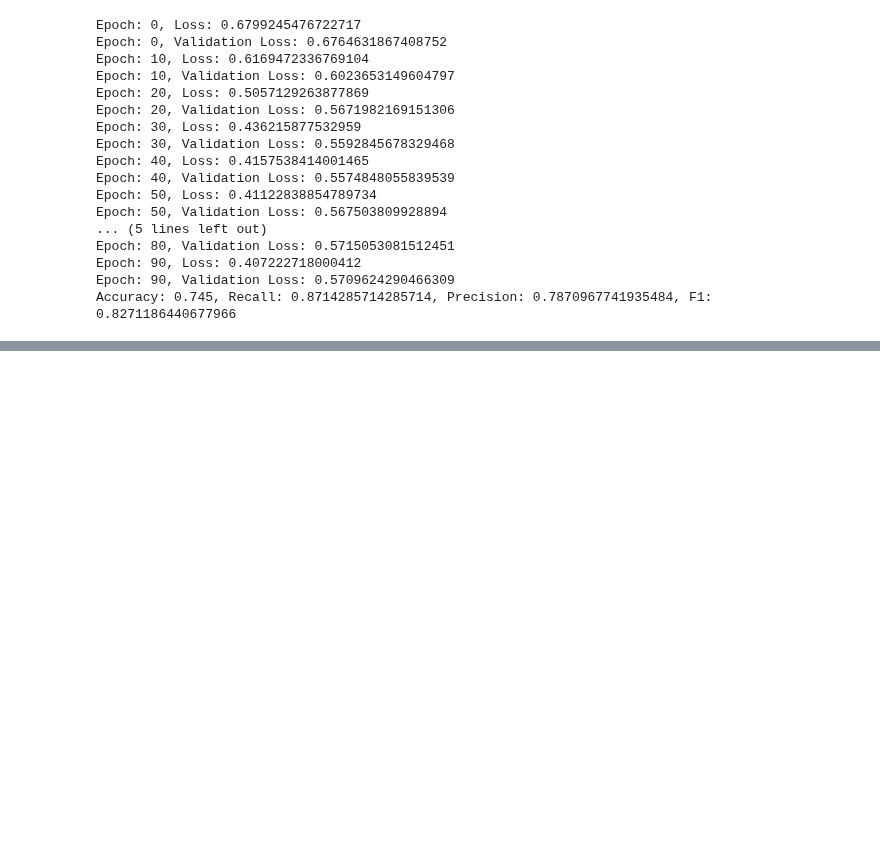
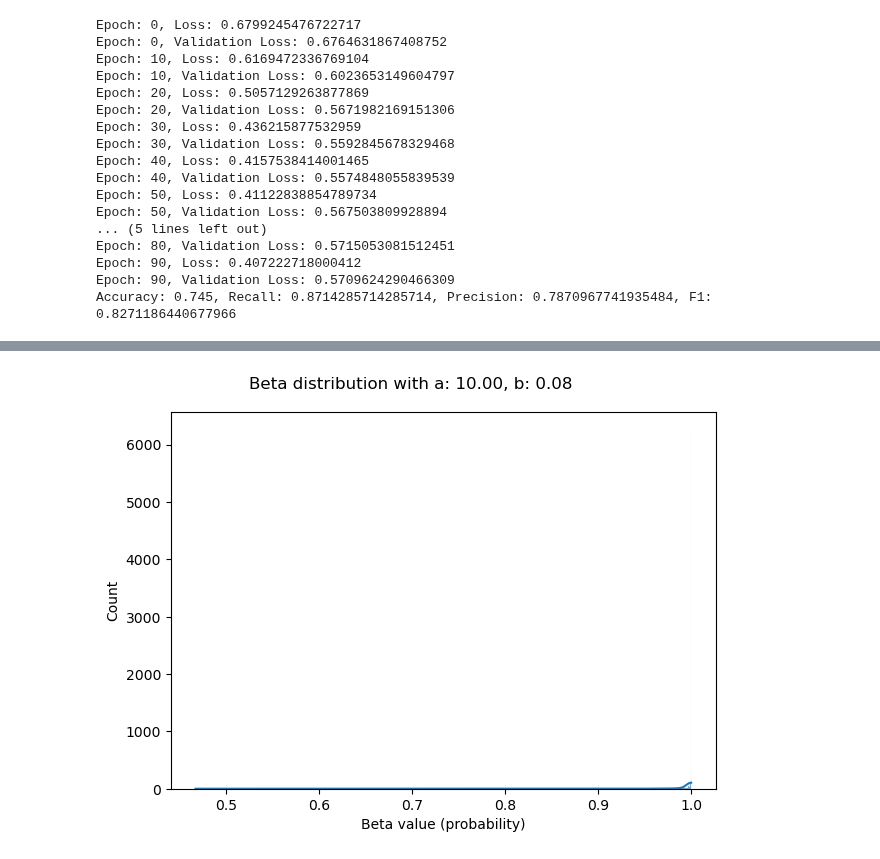
Before and after one commit to istepka/betarce, a Jupyter notebook: src/statrob.ipynb, the cells around one changed output, grey strips where cells are left out. Cells and saved outputs as stored; diff of their text form; code cells hidden in the pictures; blank space fills up the shorter version.

```diff
--- a/src/statrob.ipynb
+++ b/src/statrob.ipynb
@@ -294,0 +381,69 @@ Ensemble Predictions: [0.28043562 0.8912907  0.86000293 0.41616577 0.3455384  0.
+# %%
+def __estimate_beta_params_moments(sample: np.ndarray) -> tuple[float, float]:
+
+    s_mean = np.mean(sample)
+    s_var = np.var(sample)
+
+    assert s_var < s_mean * (1 - s_mean), f'Method of moments can be used only if [s_var < s_mean * (1 - s_mean)] is satisfied'
+
+    tmp = s_mean * (1 - s_mean) / s_var - 1
+    alpha = s_mean * tmp
+    beta = (1 - s_mean) * tmp
+
+    return alpha, beta
+
+def estimate_beta_distribution(
+    sample: np.ndarray,
+    method: str = 'moments',
+    ) -> tuple[float, float]:
+    '''
+    Estimate beta distribution based on a sample
+
+    Parameters:
+        - sample (np.ndarray): a 1D array of size N
+        - method (str): either 'moments' or 'MLE'. This decides the method of parameter estimation.
+
+    Returns:
+        - (alpha, beta) parameters of the estimated beta distribution
+    '''
+
+    match method:
+        case 'moments':
+            alpha, beta = __estimate_beta_params_moments(sample)
+        case 'MLE':
+            raise NotImplementedError('MLE estimation is not implemented yet!')
+        case _:
+            raise ValueError(f'Estimation method not known: {method} should be either "moments" or "MLE"!')
+
+    return alpha, beta
+
+def plot_beta(
+    alpha: float,
+    beta: float,
+    sample_size: int = 10000,
+    save_dir: Union[str, None] = None,
+    ) -> None:
+
+    samples = np.random.beta(alpha, beta, size=sample_size)
+
+
+    sns.histplot(samples, kde=True)
+
+    plt.suptitle(f'Beta distribution with a: {alpha:.2f}, b: {beta:.2f}')
+    plt.xlabel('Beta value (probability)')
+    plt.ylabel('Count')
+    plt.tight_layout()
+
+    plt.show()
+
+
+
+s = preds[:, 0]
+alpha, beta = estimate_beta_distribution(s, method='moments')
+
+alpha = np.clip(alpha, 0, 10)
+beta = np.clip(beta, 0, 10)
+
+plot_beta(alpha, beta)
+# %% [output]
+[figure, added]
```
Also changed, not shown: parts of 6 cells of this notebook, 2 other files.
